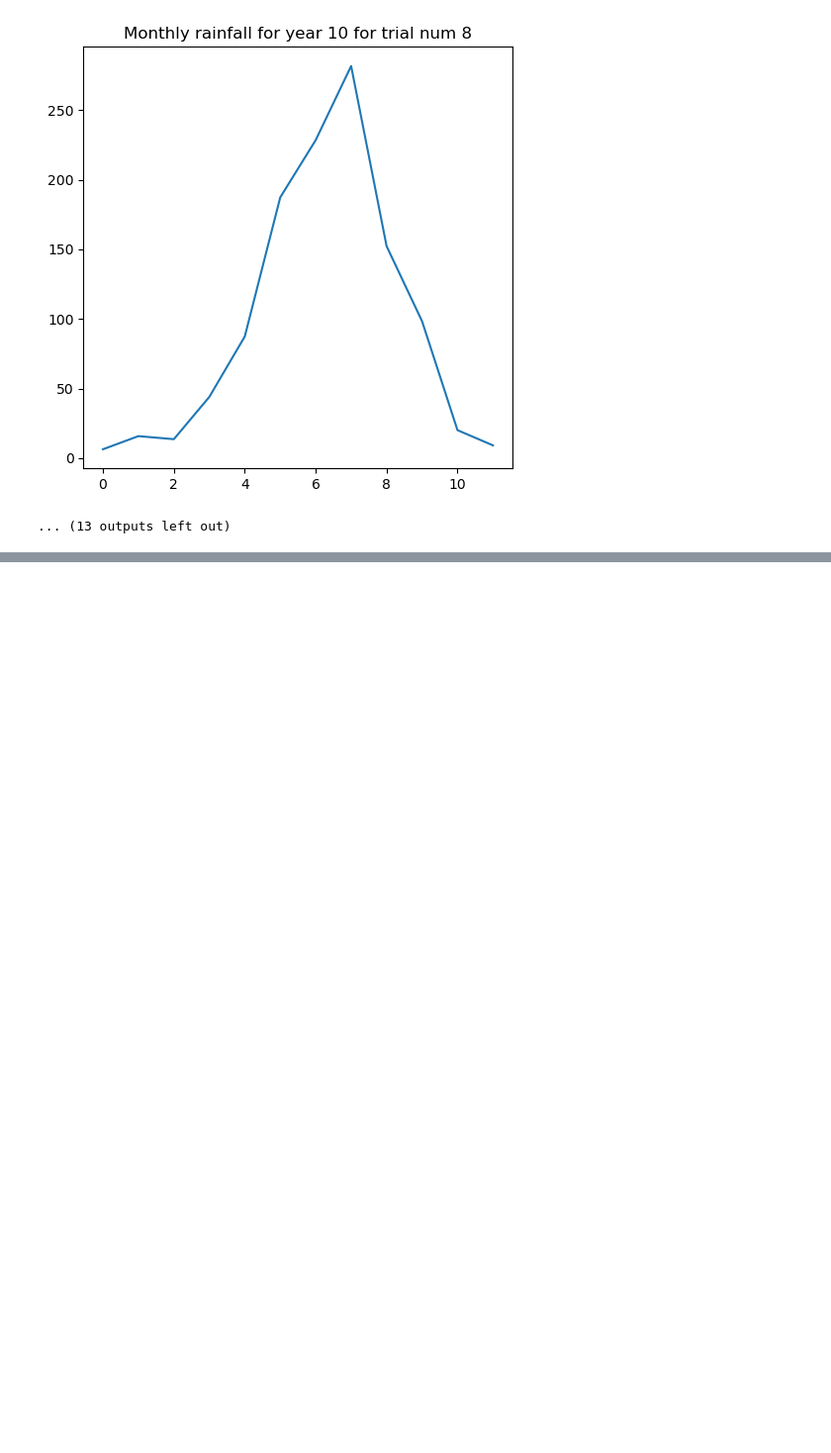
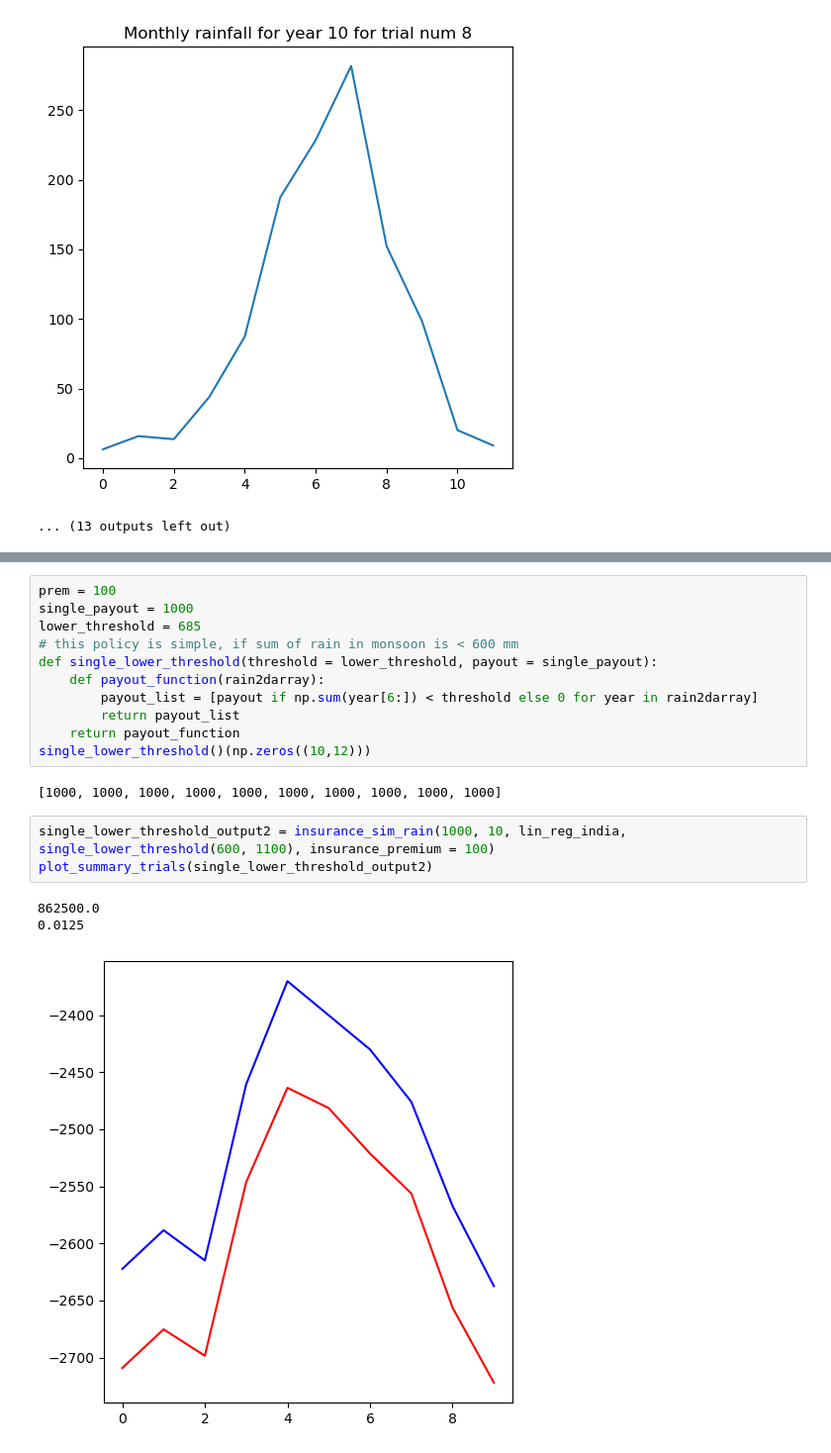
Before and after one commit to ken-neth-wang/crop-insurance, a Jupyter notebook: notebooks/insurance_simulator.ipynb, the cells around one changed output, grey strips where cells are left out. Shown at 99% size. Cells and saved outputs as stored; diff of their text form; blank space fills up the shorter version.

```diff
--- a/notebooks/insurance_simulator.ipynb
+++ b/notebooks/insurance_simulator.ipynb
@@ -647,0 +723,20 @@ plot_summary_trial_insurance(single_lower_threshold_output, 0)
+# %%
+prem = 100
+single_payout = 1000
+lower_threshold = 685
+# this policy is simple, if sum of rain in monsoon is < 600 mm
+def single_lower_threshold(threshold = lower_threshold, payout = single_payout):
+    def payout_function(rain2darray):
+        payout_list = [payout if np.sum(year[6:]) < threshold else 0 for year in rain2darray]
+        return payout_list
+    return payout_function
+single_lower_threshold()(np.zeros((10,12)))
+# %% [output]
+[1000, 1000, 1000, 1000, 1000, 1000, 1000, 1000, 1000, 1000]
+# %%
+single_lower_threshold_output2 = insurance_sim_rain(1000, 10, lin_reg_india, single_lower_threshold(600, 1100), insurance_premium = 100)
+plot_summary_trials(single_lower_threshold_output2)
+# %% [output]
+862500.0
+0.0125
+[figure, added]
```
Also changed, not shown: parts of 18 cells of this notebook, 1 other file.
